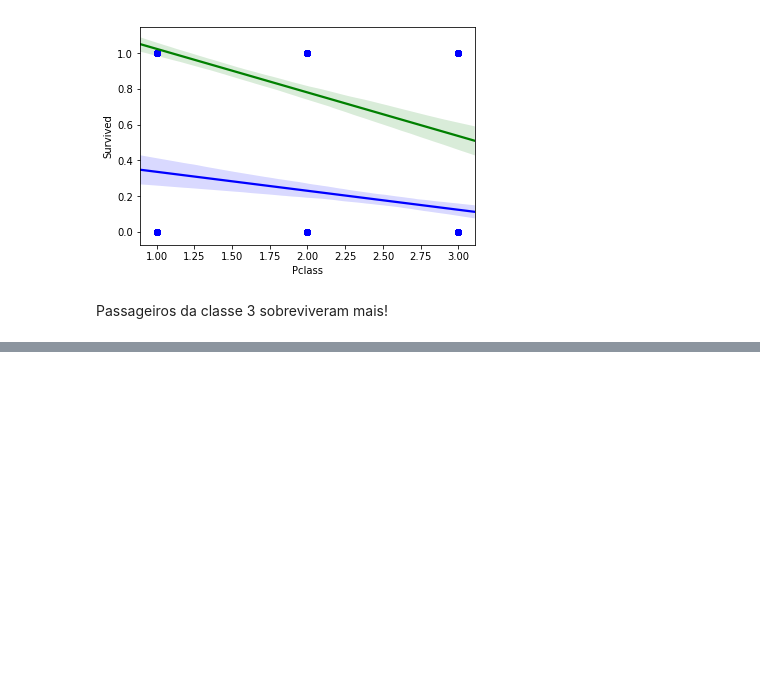
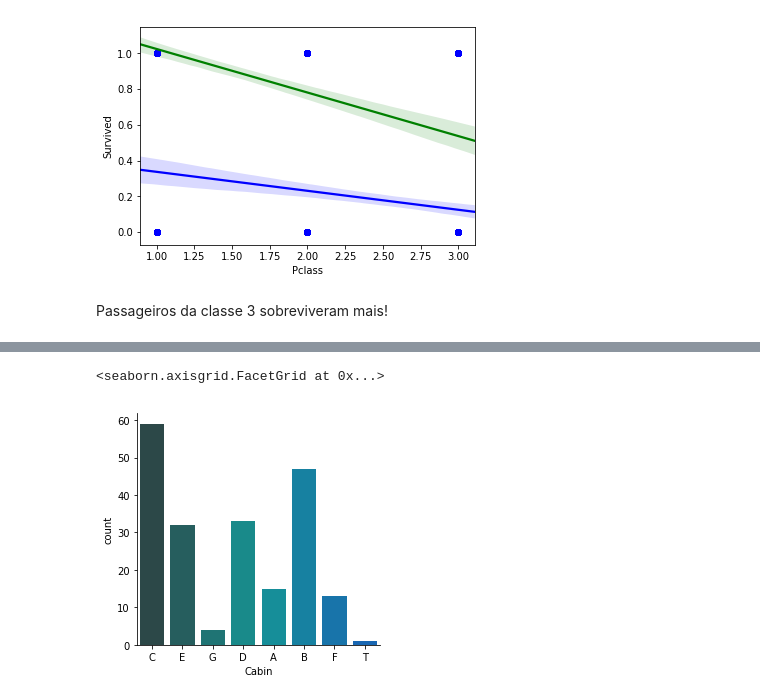
Before and after one commit to SabinoGs/DataAnalysisEducation, a Jupyter notebook: Projects/Titanic - Kaggle.ipynb, the cells around one changed output, grey strips where cells are left out. Drawn from its saved outputs; the diff is of its cells as text; code cells hidden in the pictures; blank space fills up the shorter version.

```diff
--- a/Projects/Titanic - Kaggle.ipynb
+++ b/Projects/Titanic - Kaggle.ipynb
@@ -204,0 +272,7 @@ Passageiros da classe 3 sobreviveram mais!
+# %%
+c_df = pd.DataFrame(levels,columns=['Cabin'])
+
+sns.factorplot('Cabin',data=c_df,palette='winter_d',kind="count")
+# %% [output]
+<seaborn.axisgrid.FacetGrid at 0x...>
+[figure, added]
```
Also changed, not shown: parts of 27 cells of this notebook.
